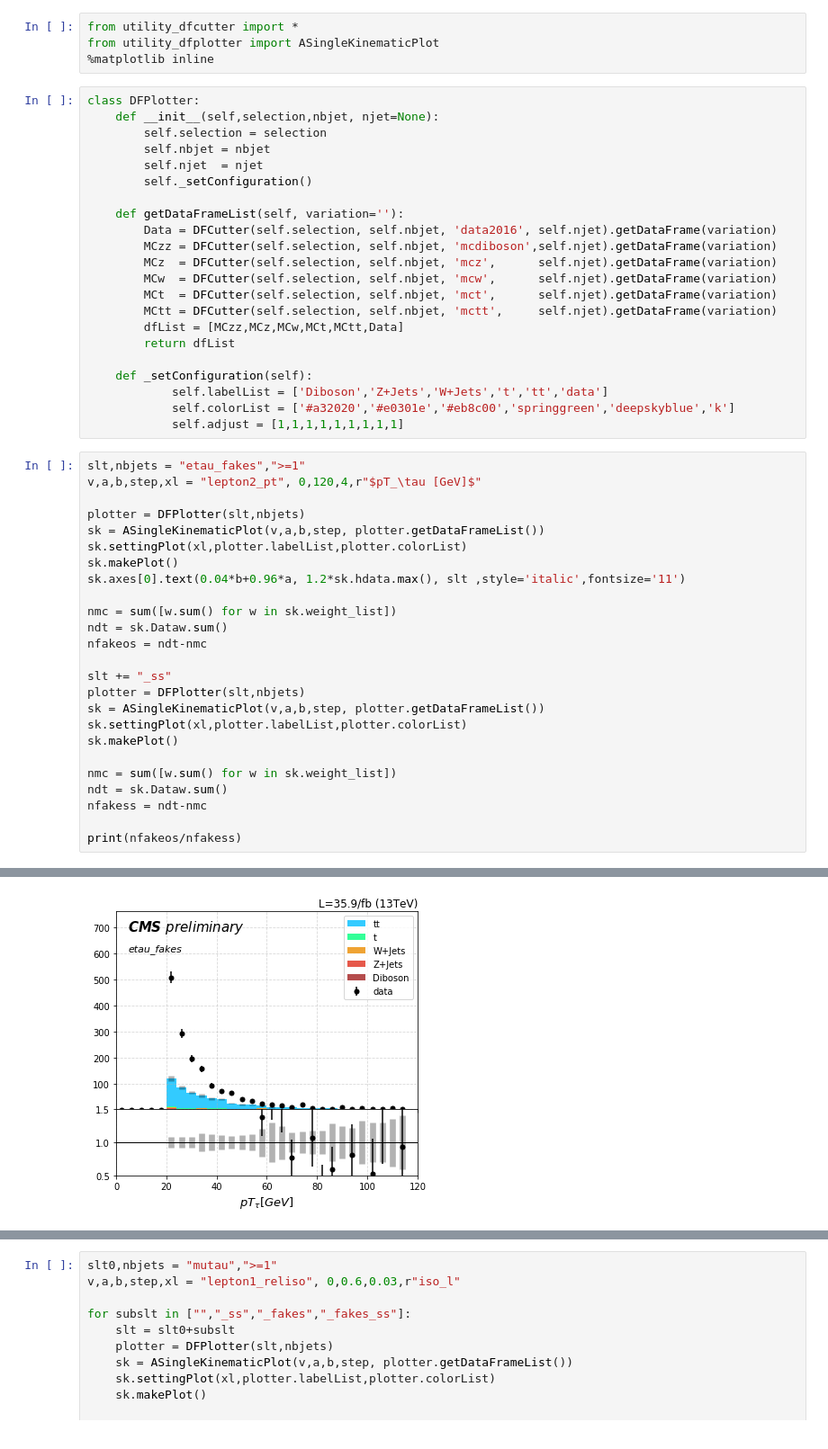
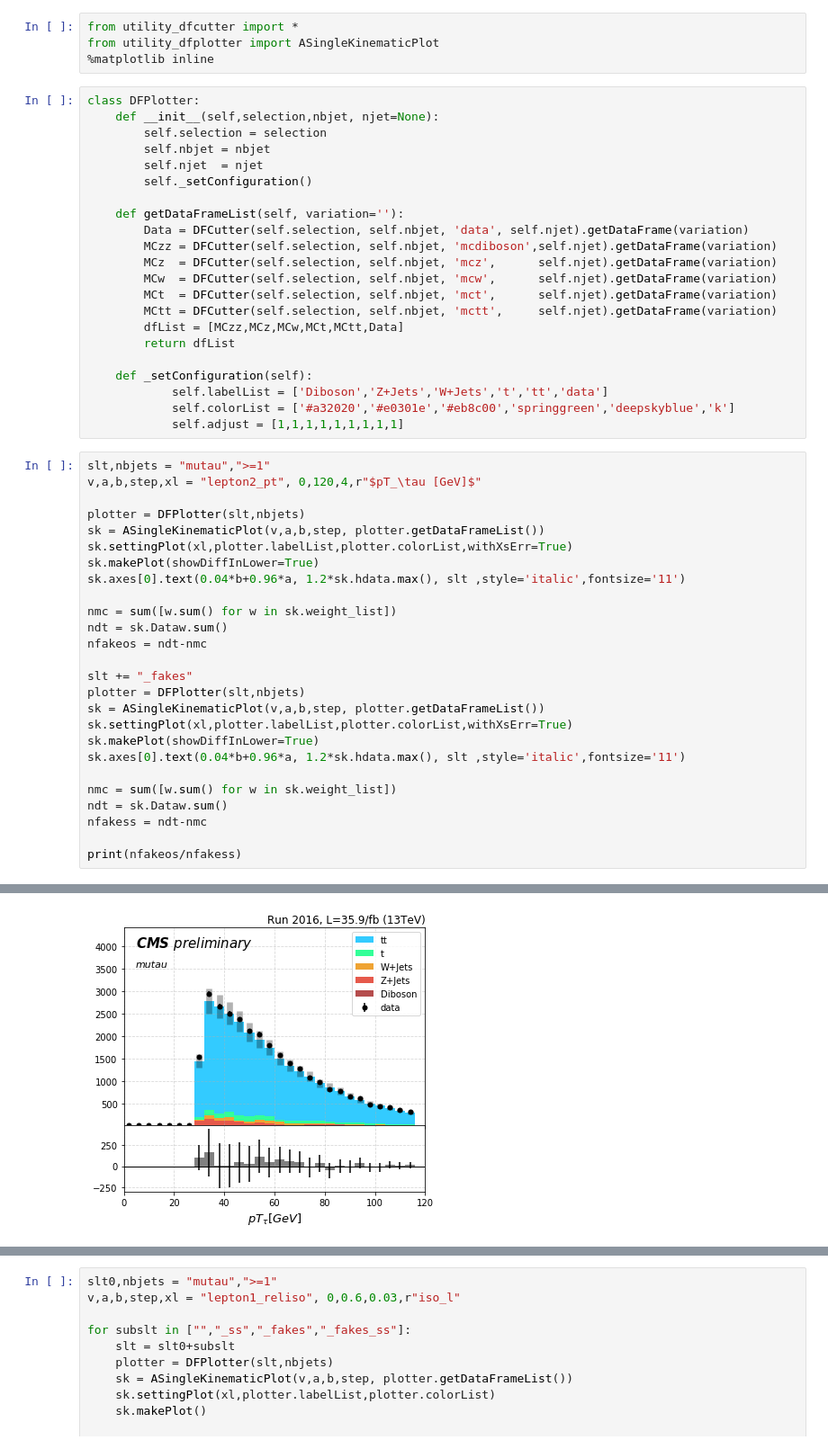
Before and after one commit to ZihengChen/WBranchingFaction, a Jupyter notebook: notebooks/studies/abcdMethord.ipynb, the cells around one changed output, grey strips where cells are left out. Shown at 90% size. Drawn from its saved outputs; the diff is of its cells as text.

```diff
--- a/notebooks/studies/abcdMethord.ipynb
+++ b/notebooks/studies/abcdMethord.ipynb
@@ -11,7 +11,7 @@ class DFPlotter:
         self._setConfiguration()
 
     def getDataFrameList(self, variation=''):
-        Data = DFCutter(self.selection, self.nbjet, 'data2016', self.njet).getDataFrame(variation)
+        Data = DFCutter(self.selection, self.nbjet, 'data', self.njet).getDataFrame(variation)
         MCzz = DFCutter(self.selection, self.nbjet, 'mcdiboson',self.njet).getDataFrame(variation)
         MCz  = DFCutter(self.selection, self.nbjet, 'mcz',      self.njet).getDataFrame(variation)
         MCw  = DFCutter(self.selection, self.nbjet, 'mcw',      self.njet).getDataFrame(variation)
@@ -25,24 +25,25 @@ class DFPlotter:
             self.colorList = ['#a32020','#e0301e','#eb8c00','springgreen','deepskyblue','k']
             self.adjust = [1,1,1,1,1,1,1,1,1]
 # %%
-slt,nbjets = "etau_fakes",">=1"
+slt,nbjets = "mutau",">=1"
 v,a,b,step,xl = "lepton2_pt", 0,120,4,r"$pT_\tau [GeV]$"
 
 plotter = DFPlotter(slt,nbjets)
 sk = ASingleKinematicPlot(v,a,b,step, plotter.getDataFrameList())
-sk.settingPlot(xl,plotter.labelList,plotter.colorList)
-sk.makePlot()
+sk.settingPlot(xl,plotter.labelList,plotter.colorList,withXsErr=True)
+sk.makePlot(showDiffInLower=True)
 sk.axes[0].text(0.04*b+0.96*a, 1.2*sk.hdata.max(), slt ,style='italic',fontsize='11')
 
 nmc = sum([w.sum() for w in sk.weight_list])
 ndt = sk.Dataw.sum()
 nfakeos = ndt-nmc
 
-slt += "_ss"
+slt += "_fakes"
 plotter = DFPlotter(slt,nbjets)
 sk = ASingleKinematicPlot(v,a,b,step, plotter.getDataFrameList())
-sk.settingPlot(xl,plotter.labelList,plotter.colorList)
-sk.makePlot()
+sk.settingPlot(xl,plotter.labelList,plotter.colorList,withXsErr=True)
+sk.makePlot(showDiffInLower=True)
+sk.axes[0].text(0.04*b+0.96*a, 1.2*sk.hdata.max(), slt ,style='italic',fontsize='11')
 
 nmc = sum([w.sum() for w in sk.weight_list])
 ndt = sk.Dataw.sum()
@@ -54 +67 @@ print(nfakeos/nfakess)
-[figure, old version]
+[figure, new version]
```
Also changed, not shown: parts of 1 cell of this notebook, 23 other files.
